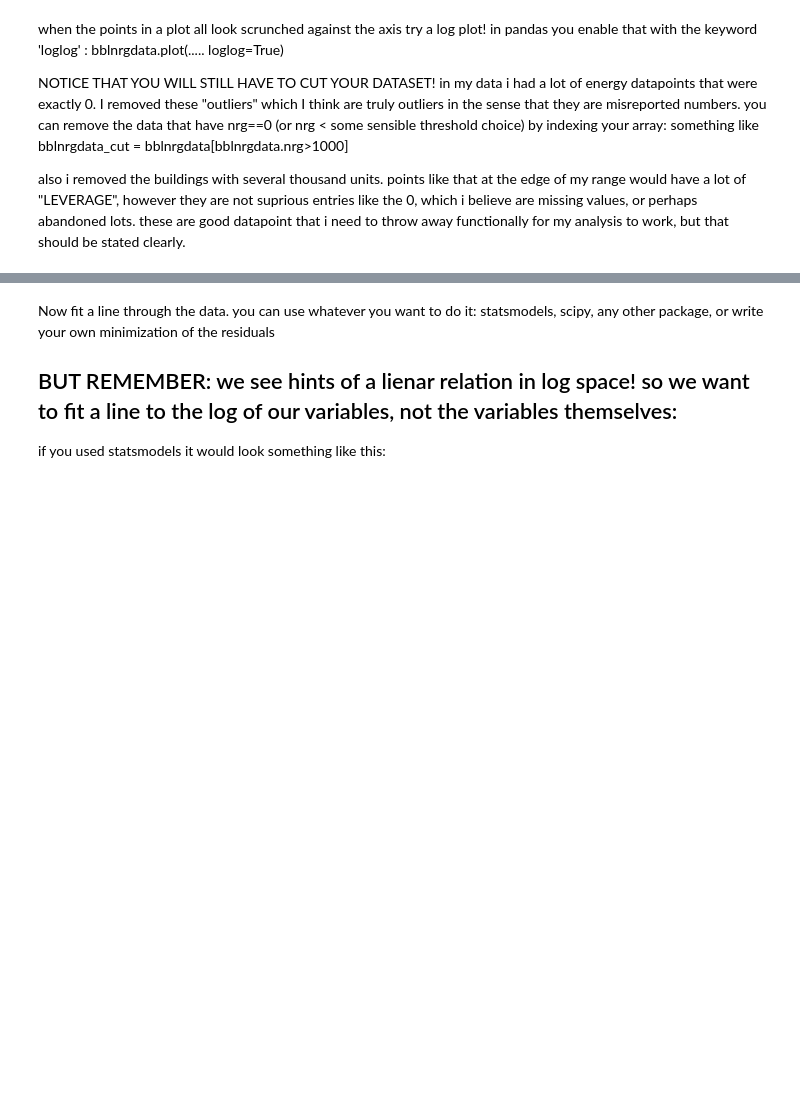
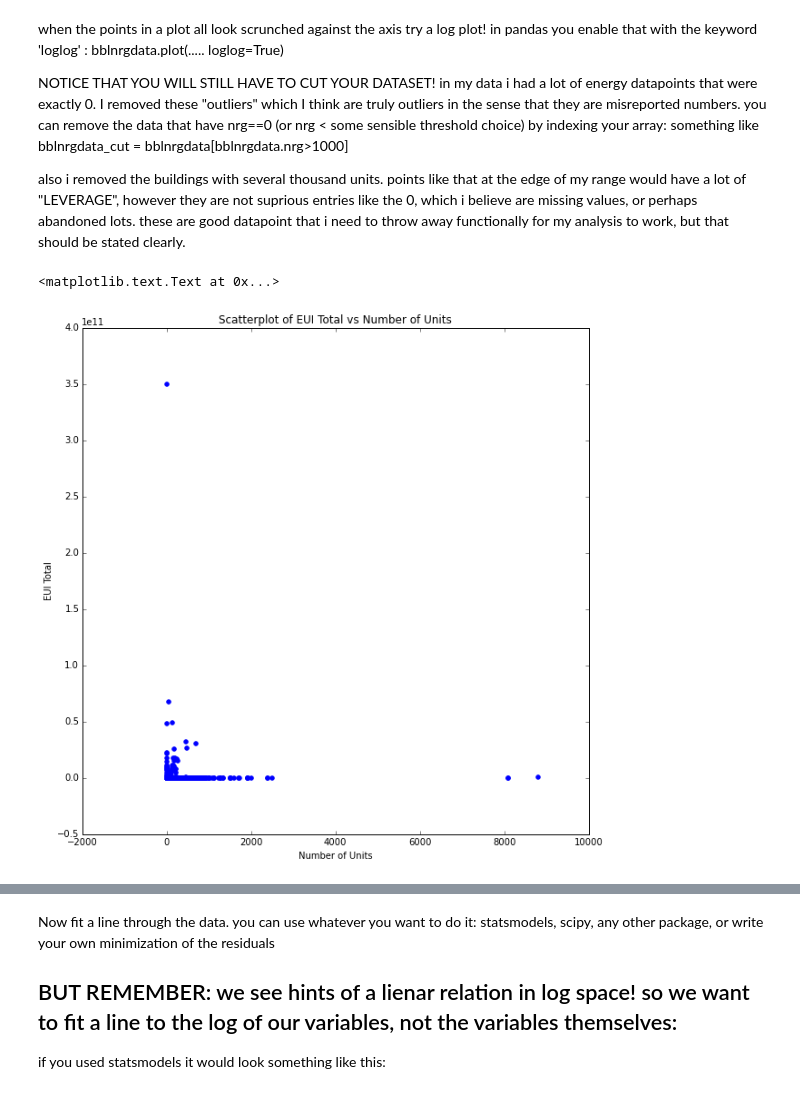
Before and after one commit to livenlulu/PUI2015_lkang, a Jupyter notebook: HW5/building_nrg_instructions.ipynb, the cells around one changed output, grey strips where cells are left out. Drawn from its saved outputs; the diff is of its cells as text; code cells hidden in the pictures; blank space fills up the shorter version.

```diff
--- a/HW5/building_nrg_instructions.ipynb
+++ b/HW5/building_nrg_instructions.ipynb
@@ -117,6 +120,10 @@ I want to use from my arrays of interest. I can replace the entries that failed
+# %%
+indx2 = (np.vectorize(canconvert)(nrg['Reported Property Floor Area (Building(s)) (ft²)']))
+indx3 = np.vectorize(canconvert)(bsize['BBL'])
 # %%
 nrg['Site EUI(kBtu/ft2)'][~indx]=float('NaN')
+nrg['Reported Property Floor Area (Building(s)) (ft²)'][~indx2]=float('NaN')
+bsize['BBL'][~indx3]=float('NaN')
 
-
-##etc etc... for all columns you care about
+#etc etc... for all columns you care about
 # %% [output]
@@ -140,0 +175,4 @@ However the name of this variable (column) in the Energy dataset is     'NYC Bor
+# %%
+nrg['BBL'] = nrg['NYC Borough, Block, and Lot (BBL)']
+bblnrgdata = pd.merge(nrg, bsize, on='BBL')
+bblnrgdata[:10]
@@ -145,3 +196,8 @@ Remember: Energy TOTAL, not per sq ft...
 Here you can choose what you think makes more sense for the number of units: all units, residential units...
 make a 'natural' scale scatter plot first it will look really bad cause all the datapoints are at very low Unit numbers while the Unit number range actually goes up to 8000.
 perhaps zoom into the region where most points are by cutting your x and y axis plotted: e,g, use xlim=(1000,1e10), ylim=(1,1000), where the numbers to be plugged in depend on exactly what you chose to plot
+# %%
+#create eui = site area * buildings
+bblnrgdata['EUITotal'] = bblnrgdata['Site EUI(kBtu/ft2)'].astype(float)*bblnrgdata['Reported Property Floor Area (Building(s)) (ft²)'].astype(float)
+print bblnrgdata['EUITotal']
+print bblnrgdata['UnitsTotal'].astype(float)
@@ -155,0 +234,10 @@ also i removed the buildings with several thousand units. points like that at th
+# %%
+#plot energy vs number of units
+pl.figure(figsize=(10,10))
+pl.scatter(bblnrgdata['UnitsTotal'],bblnrgdata['EUITotal'], color='b')
+pl.title('Scatterplot of EUI Total vs Number of Units')
+pl.xlabel('Number of Units')
+pl.ylabel('EUI Total')
+# %% [output]
+<matplotlib.text.Text at 0x...>
+[figure, added]
```
Also changed, not shown: parts of 18 cells of this notebook.
